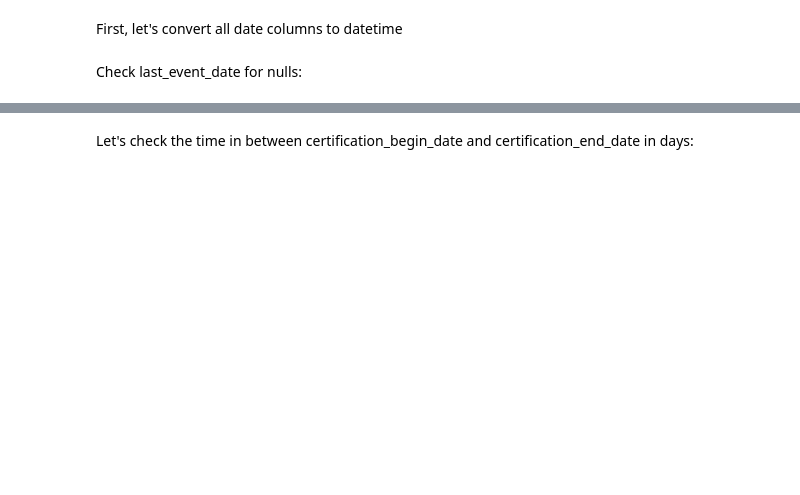
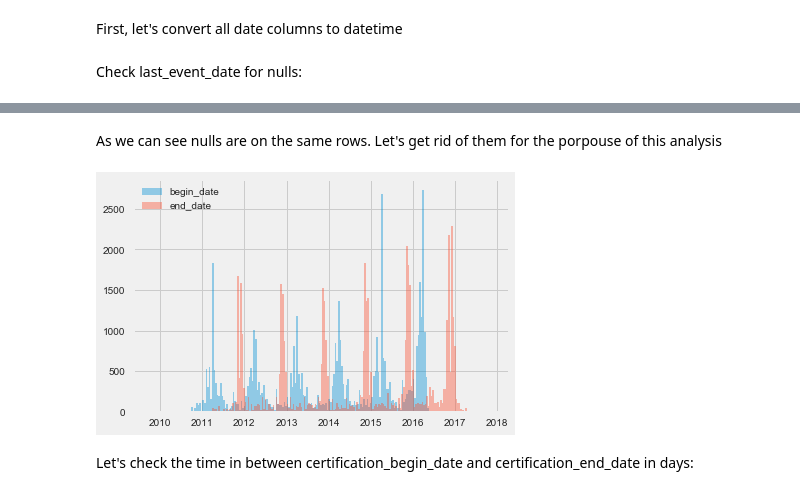
Before and after one commit to nachocarracedo/portfolio, a Jupyter notebook: H2_Visas/h2_visas_analysis.ipynb, the cells around one changed output, grey strips where cells are left out. Cells and saved outputs as stored; diff of their text form; code cells hidden in the pictures; blank space fills up the shorter version.

```diff
--- a/H2_Visas/h2_visas_analysis.ipynb
+++ b/H2_Visas/h2_visas_analysis.ipynb
@@ -443,3 +508,14 @@ else:
+# %% [markdown]
+As we can see nulls are on the same rows. Let's get rid of them for the porpouse of this analysis
+# %%
+h2visas_df.dropna(subset=['certification_begin_date','certification_end_date'],inplace=True)
+# %%
+h2visas_df["certification_begin_date"].hist(bins=200,alpha=0.4,label='begin_date')
+h2visas_df["certification_end_date"].hist(bins=200,alpha=0.4,label='end_date')
+plt.legend()
+plt.show()
+# %% [output]
+[figure, added]
 # %% [markdown]
 Let's check the time in between certification_begin_date and certification_end_date in days:
 # %%
```
Also changed, not shown: parts of 91 cells of this notebook.
